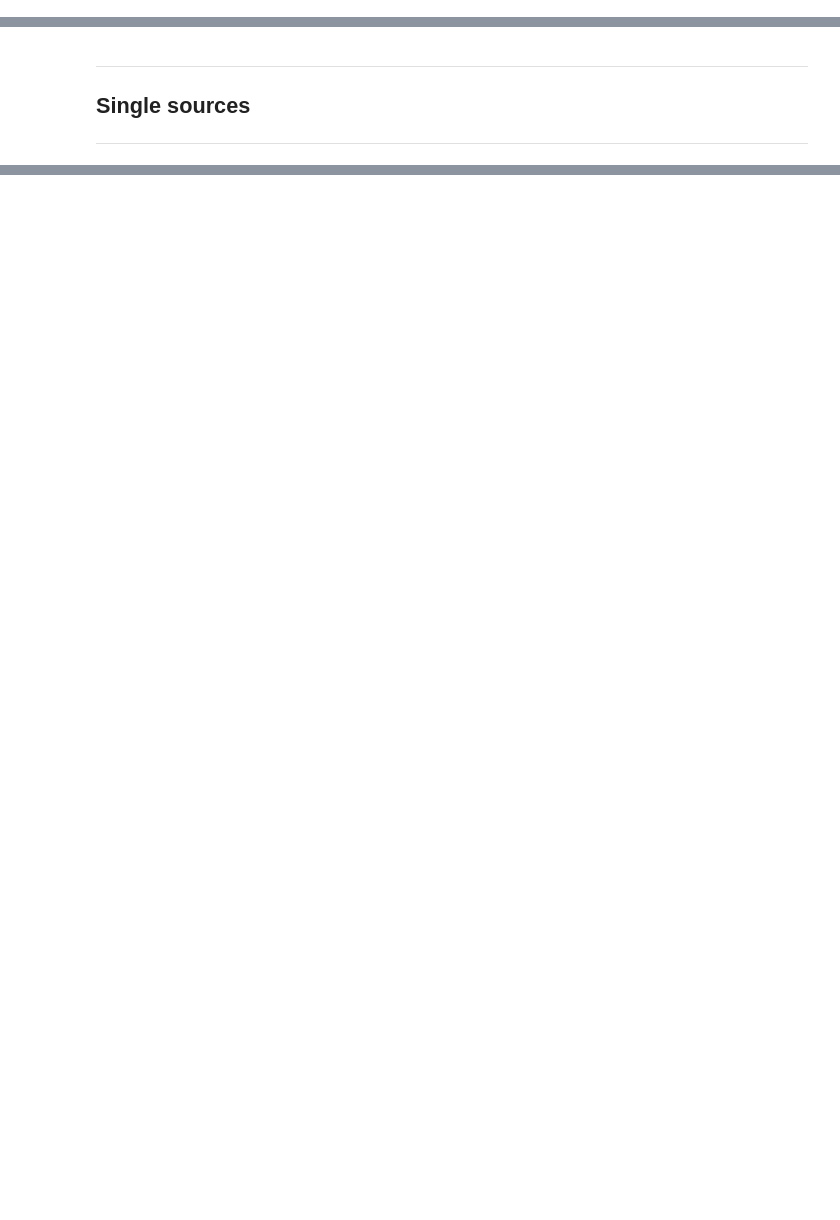
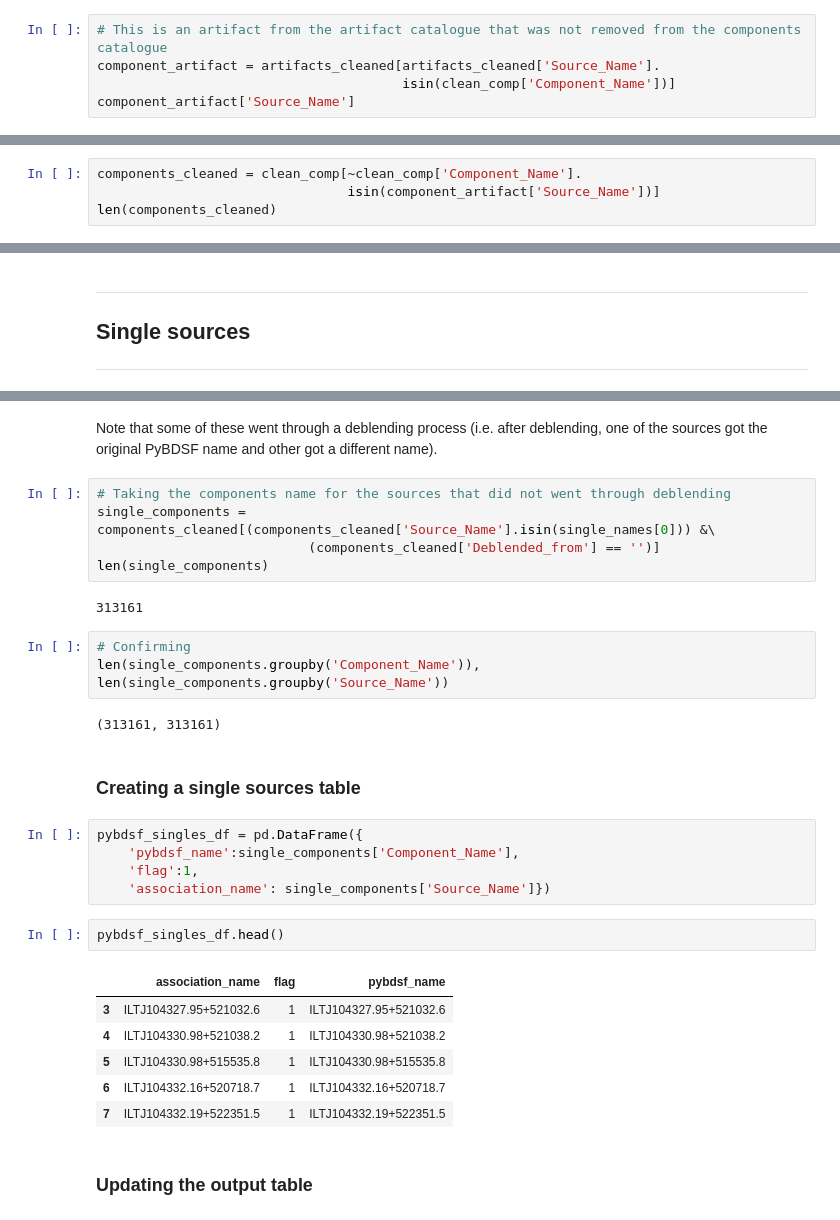
Before and after one commit to laraalegre/lotss-dr1, a Jupyter notebook: PyBDSF_DR1_associations.ipynb, the cells around one changed output, grey strips where cells are left out. Cells and saved outputs as stored; diff of their text form; blank space fills up the shorter version.

```diff
--- a/PyBDSF_DR1_associations.ipynb
+++ b/PyBDSF_DR1_associations.ipynb
@@ -73,0 +94,5 @@ components_cleaned = components.drop_duplicates('Component_Name', keep = 'first'
+# %%
+# This is an artifact from the artifact catalogue that was not removed from the components catalogue
+component_artifact = artifacts_cleaned[artifacts_cleaned['Source_Name'].
+                                       isin(clean_comp['Component_Name'])]
+component_artifact['Source_Name']
@@ -73,0 +102,4 @@ components_cleaned = components.drop_duplicates('Component_Name', keep = 'first'
+# %%
+components_cleaned = clean_comp[~clean_comp['Component_Name'].
+                                isin(component_artifact['Source_Name'])]
+len(components_cleaned)
@@ -687,0 +567,32 @@ output_table.head()
+# %% [markdown]
+Note that some of these went through a deblending process (i.e. after deblending, one of the sources got the original PyBDSF name and other got a different name).
+# %%
+# Taking the components name for the sources that did not went through deblending
+single_components = components_cleaned[(components_cleaned['Source_Name'].isin(single_names[0])) &\
+                           (components_cleaned['Deblended_from'] == '')]
+len(single_components)
+# %% [output]
+313161
+# %%
+# Confirming
+len(single_components.groupby('Component_Name')), len(single_components.groupby('Source_Name'))
+# %% [output]
+(313161, 313161)
+# %% [markdown]
+### Creating a single sources table
+# %%
+pybdsf_singles_df = pd.DataFrame({
+    'pybdsf_name':single_components['Component_Name'],
+    'flag':1,
+    'association_name': single_components['Source_Name']})
+# %%
+pybdsf_singles_df.head()
+# %% [output]
+|  | association_name | flag | pybdsf_name |
+| 3 | ILTJ104327.95+521032.6 | 1 | ILTJ104327.95+521032.6 |
+| 4 | ILTJ104330.98+521038.2 | 1 | ILTJ104330.98+521038.2 |
+| 5 | ILTJ104330.98+515535.8 | 1 | ILTJ104330.98+515535.8 |
+| 6 | ILTJ104332.16+520718.7 | 1 | ILTJ104332.16+520718.7 |
+| 7 | ILTJ104332.19+522351.5 | 1 | ILTJ104332.19+522351.5 |
+# %% [markdown]
+### Updating the output table
```
Also changed, not shown: parts of 235 cells of this notebook.
